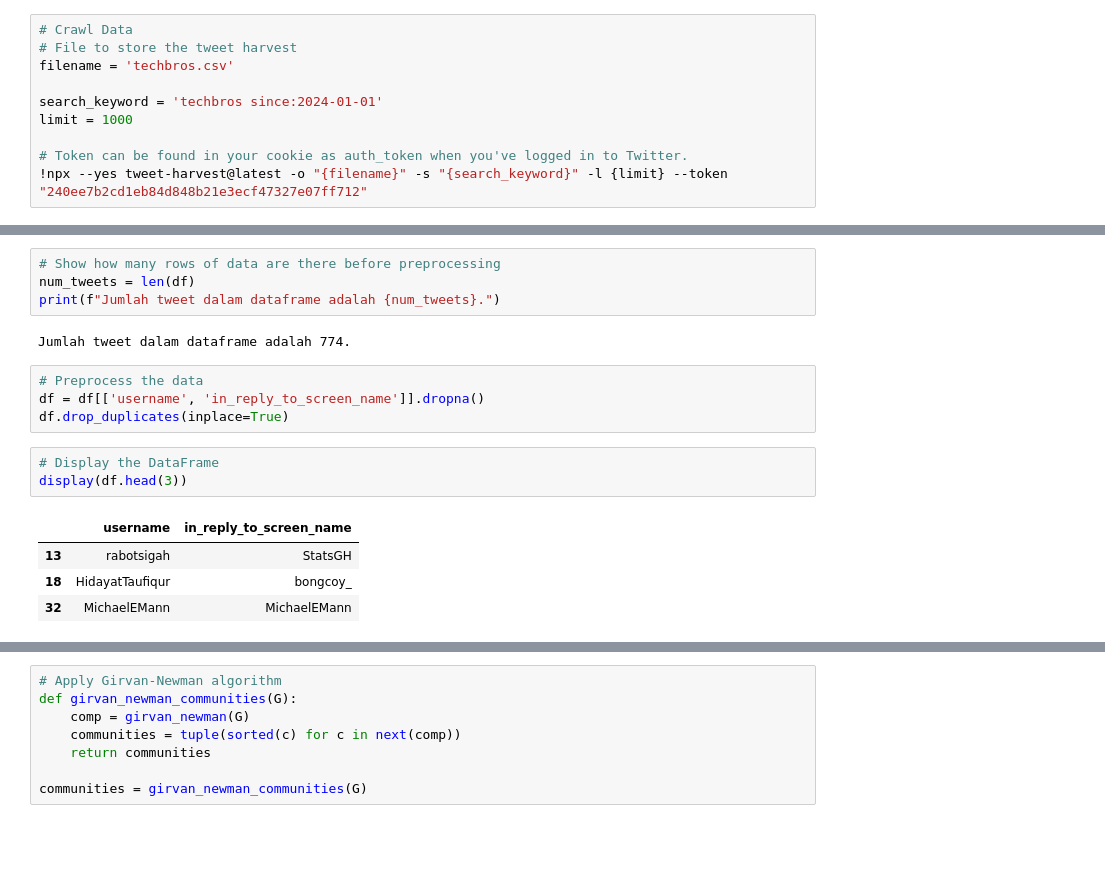
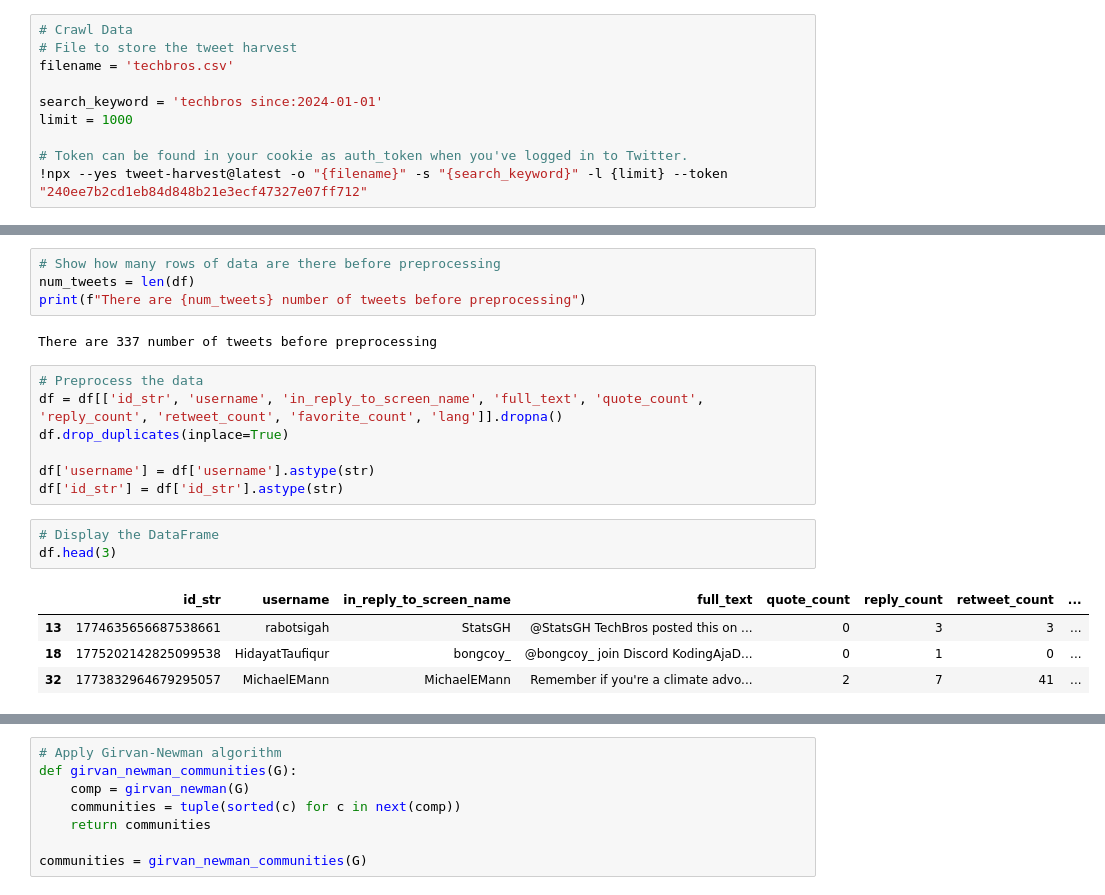
Before and after one commit to hidayattaufiqur/AJS-project-two, a Jupyter notebook: AJS_Project_2.ipynb, the cells around one changed output, grey strips where cells are left out. Cells and saved outputs as stored; diff of their text form; blank space fills up the shorter version.

```diff
--- a/AJS_Project_2.ipynb
+++ b/AJS_Project_2.ipynb
@@ -104,21 +101,24 @@ display(df.head(10))
 # %%
 # Show how many rows of data are there before preprocessing
 num_tweets = len(df)
-print(f"Jumlah tweet dalam dataframe adalah {num_tweets}.")
+print(f"There are {num_tweets} number of tweets before preprocessing")
 # %% [output]
-Jumlah tweet dalam dataframe adalah 774.
+There are 337 number of tweets before preprocessing
 # %%
 # Preprocess the data
-df = df[['username', 'in_reply_to_screen_name']].dropna()
+df = df[['id_str', 'username', 'in_reply_to_screen_name', 'full_text', 'quote_count', 'reply_count', 'retweet_count', 'favorite_count', 'lang']].dropna()
 df.drop_duplicates(inplace=True)
+
+df['username'] = df['username'].astype(str)
+df['id_str'] = df['id_str'].astype(str)
 # %%
 # Display the DataFrame
-display(df.head(3))
+df.head(3)
 # %% [output]
-|  | username | in_reply_to_screen_name |
-| 13 | rabotsigah | StatsGH |
-| 18 | HidayatTaufiqur | bongcoy_ |
-| 32 | MichaelEMann | MichaelEMann |
+|  | id_str | username | in_reply_to_screen_name | full_text | quote_count | reply_count | retweet_count | ... |
+| 13 | 1774635656687538661 | rabotsigah | StatsGH | @StatsGH TechBros posted this on ... | 0 | 3 | 3 | ... |
+| 18 | 1775202142825099538 | HidayatTaufiqur | bongcoy_ | @bongcoy_ join Discord KodingAjaD... | 0 | 1 | 0 | ... |
+| 32 | 1773832964679295057 | MichaelEMann | MichaelEMann | Remember if you're a climate advo... | 2 | 7 | 41 | ... |
 # %%
 # Show how many rows of data are there after preprocessing
 num_tweets = len(df)
```
Also changed, not shown: parts of 27 cells of this notebook, 4 other files.
